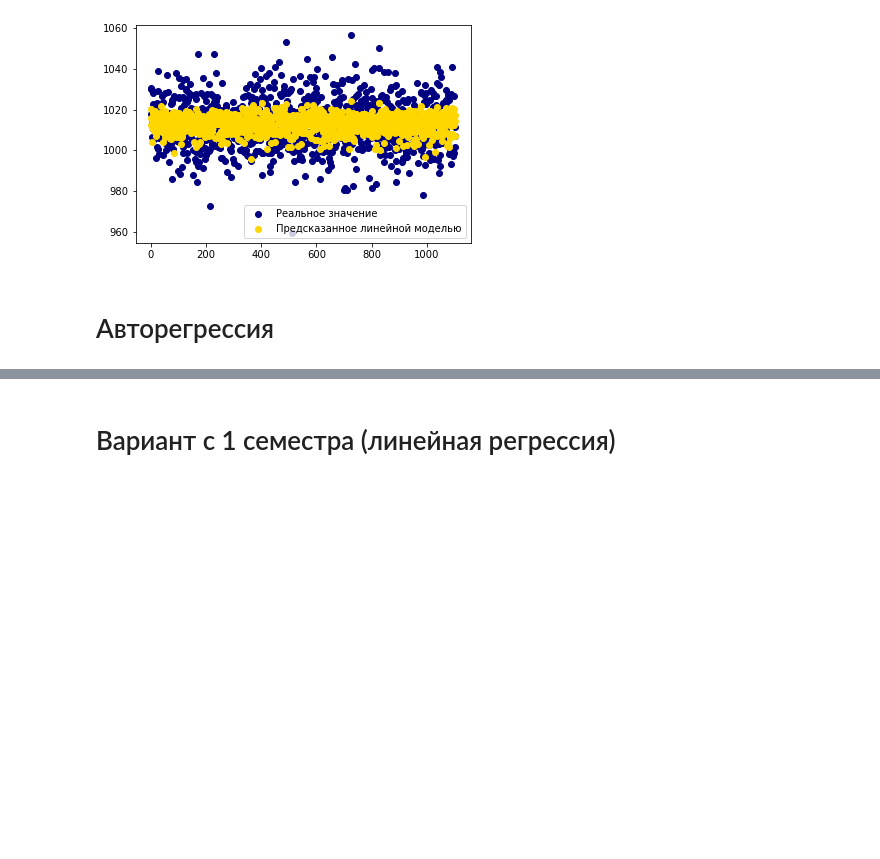
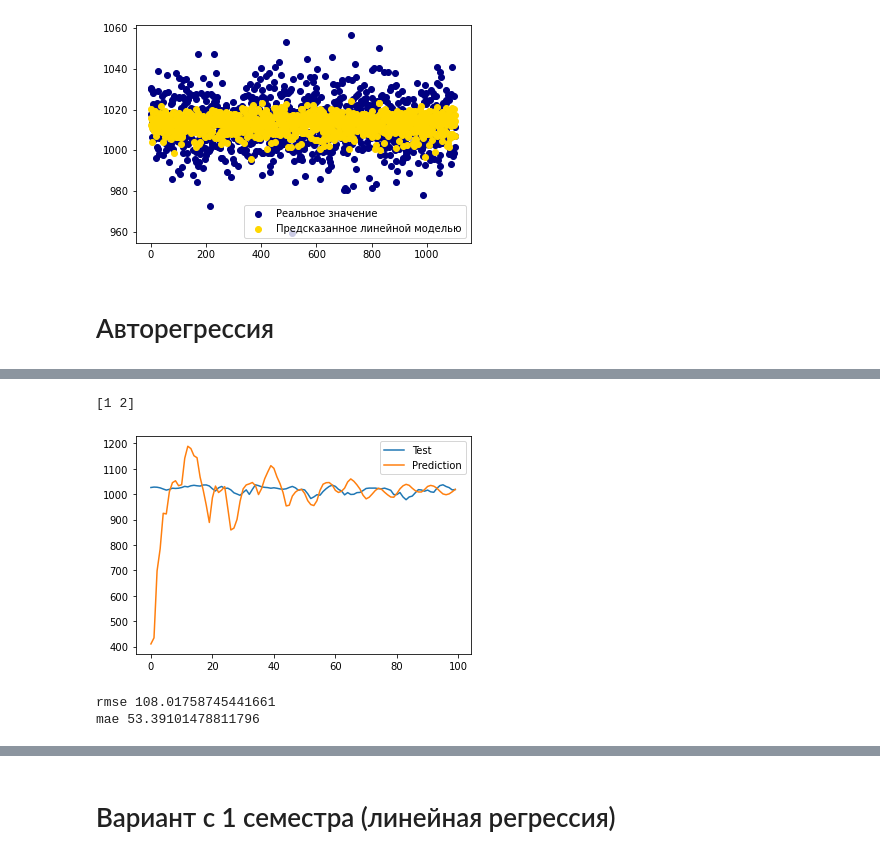
Before and after one commit to Loinen/geodata_analysis, a Jupyter notebook: lab2021.ipynb, the cells around one changed output, grey strips where cells are left out. Saved outputs shown, nothing was run; the diff lists cells and outputs as text; code cells hidden in the pictures; blank space fills up the shorter version.

```diff
--- a/lab2021.ipynb
+++ b/lab2021.ipynb
@@ -185,0 +163,8 @@ mae 7.913947857500182
+# %%
+prediction_size = 100
+predictions_5_points = autoreg(pressure, prediction_size, 200, 30, 'ct')
+# %% [output]
+[1 2]
+[figure, added]
+rmse 108.01758745441661
+mae 53.39101478811796
```
Also changed, not shown: parts of 20 cells of this notebook.
